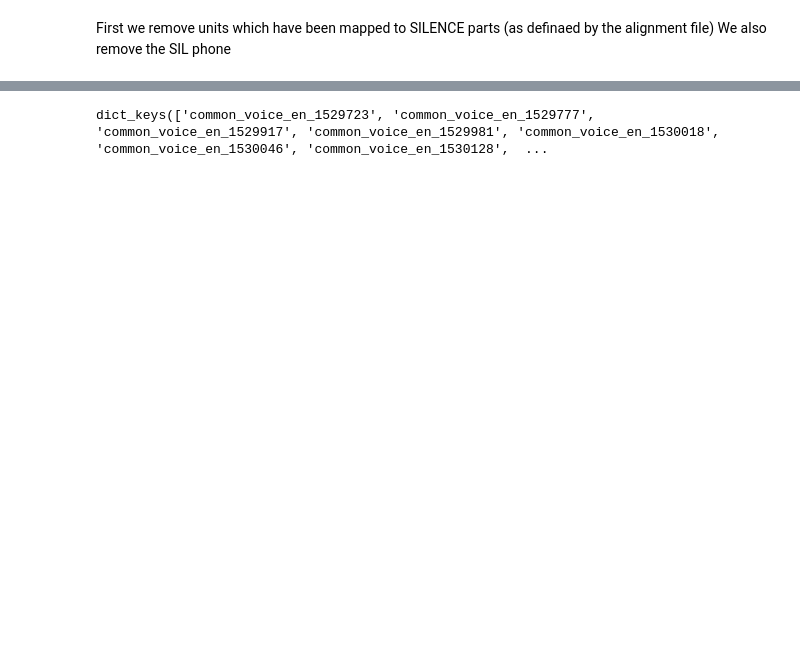
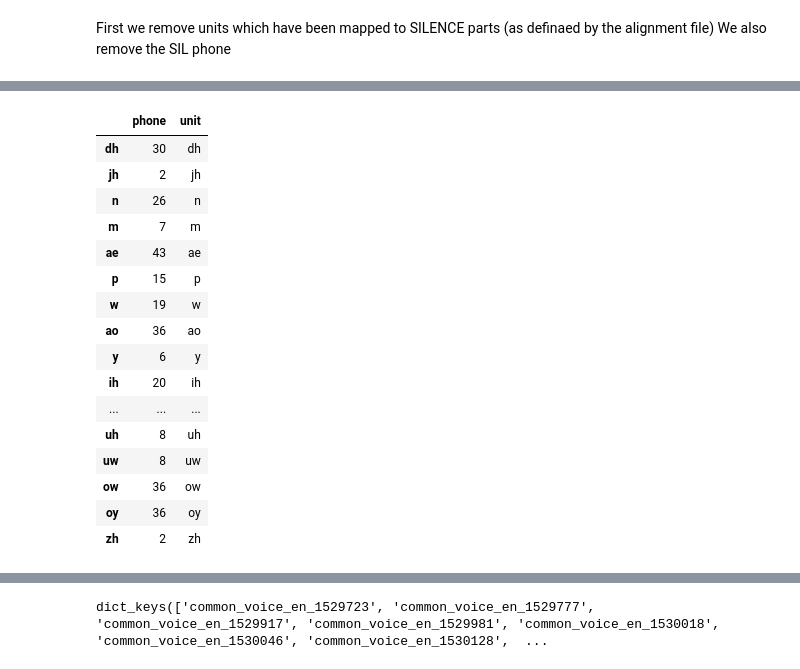
Before and after one commit to MarvinLvn/InfTrain, a Jupyter notebook: analysis/clusters_units/clusters_entropy_analysis.ipynb, the cells around one changed output, grey strips where cells are left out. Cells and saved outputs as stored; diff of their text form; code cells hidden in the pictures; blank space fills up the shorter version.

```diff
--- a/analysis/clusters_units/clusters_entropy_analysis.ipynb
+++ b/analysis/clusters_units/clusters_entropy_analysis.ipynb
@@ -225,0 +246,20 @@ Name: 21, dtype: float64
+# %%
+u2p_max
+# %% [output]
+|  | phone | unit |
+| dh | 30 | dh |
+| jh | 2 | jh |
+| n | 26 | n |
+| m | 7 | m |
+| ae | 43 | ae |
+| p | 15 | p |
+| w | 19 | w |
+| ao | 36 | ao |
+| y | 6 | y |
+| ih | 20 | ih |
+| ... | ... | ... |
+| uh | 8 | uh |
+| uw | 8 | uw |
+| ow | 36 | ow |
+| oy | 36 | oy |
+| zh | 2 | zh |
```
Also changed, not shown: parts of 15 cells of this notebook, 1 other file.
